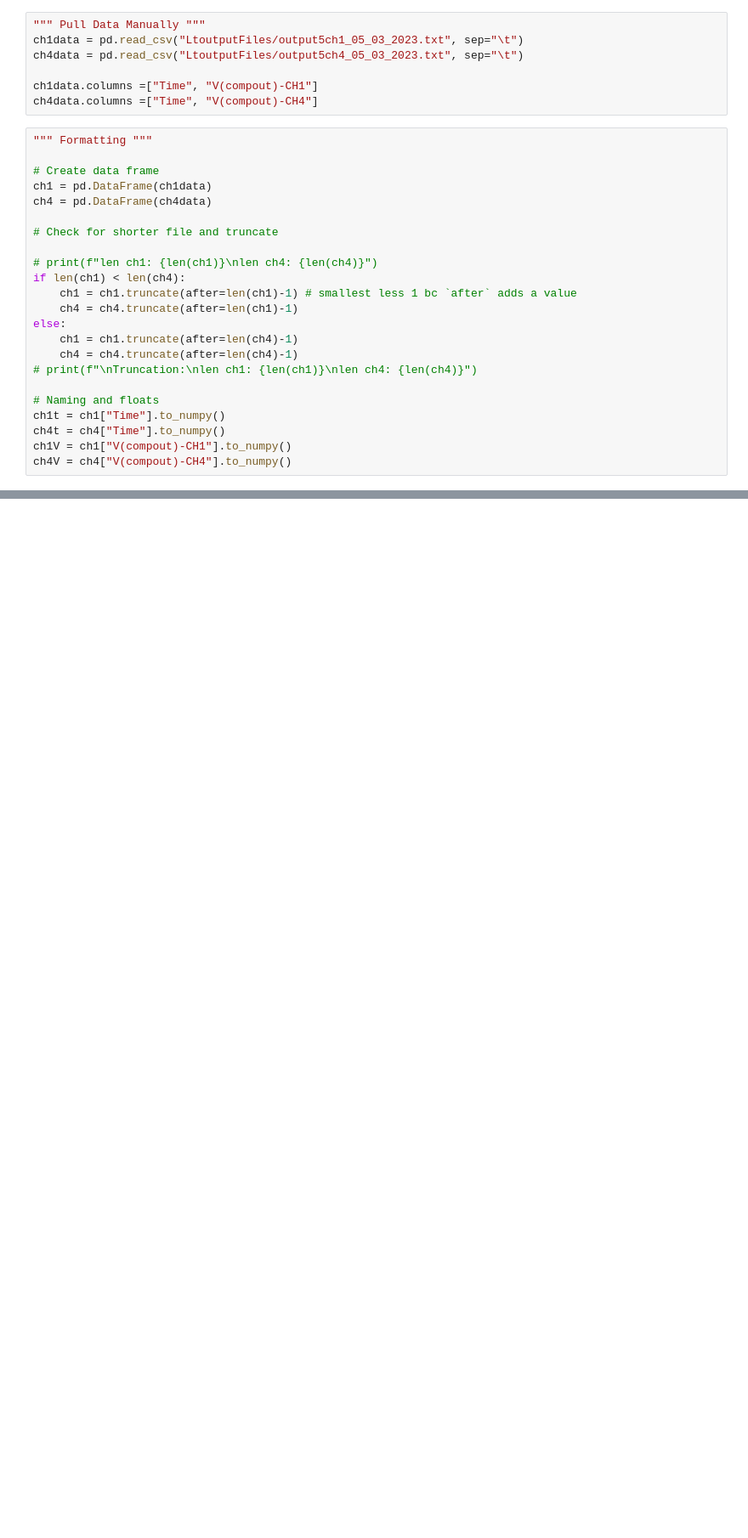
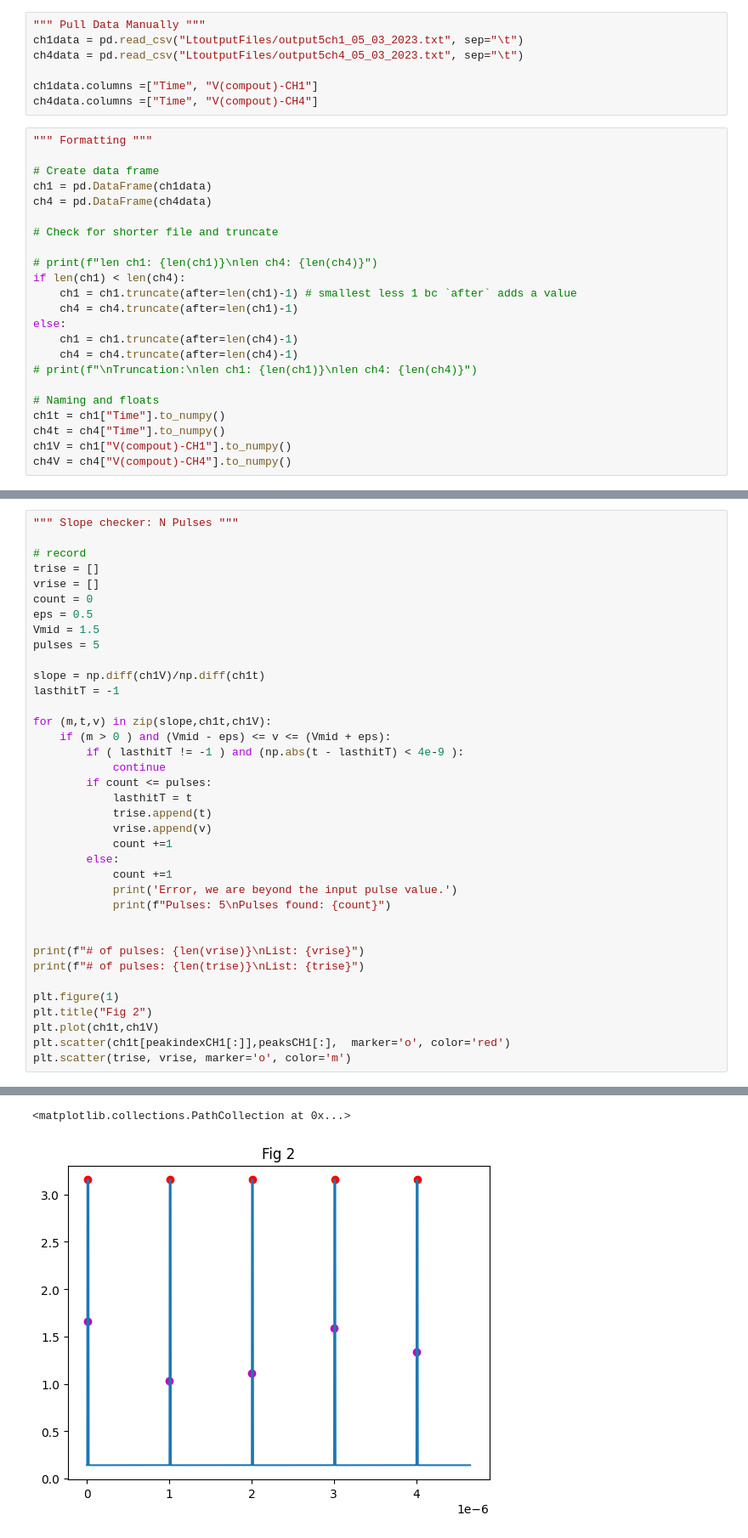
Before and after one commit to llbranch/Monte-Python, a Jupyter notebook: poetryEnv/poetryenv/Lt5part.ipynb, the cells around one changed output, grey strips where cells are left out. Shown at 85% size. Saved outputs shown, nothing was run; the diff lists cells and outputs as text; blank space fills up the shorter version.

```diff
--- a/poetryEnv/poetryenv/Lt5part.ipynb
+++ b/poetryEnv/poetryenv/Lt5part.ipynb
@@ -127,0 +162,38 @@ Voltage: 1.334314
+# %%
+""" Slope checker: N Pulses """
+
+# record
+trise = []
+vrise = []
+count = 0
+eps = 0.5
+Vmid = 1.5
+pulses = 5
+
+slope = np.diff(ch1V)/np.diff(ch1t)
+lasthitT = -1
+
+for (m,t,v) in zip(slope,ch1t,ch1V):
+    if (m > 0 ) and (Vmid - eps) <= v <= (Vmid + eps):
+        if ( lasthitT != -1 ) and (np.abs(t - lasthitT) < 4e-9 ):
+            continue
+        if count <= pulses:
+            lasthitT = t
+            trise.append(t)
+            vrise.append(v)
+            count +=1
+        else:
+            count +=1
+            print('Error, we are beyond the input pulse value.')
+            print(f"Pulses: 5\nPulses found: {count}")
+
+
+print(f"# of pulses: {len(vrise)}\nList: {vrise}")
+print(f"# of pulses: {len(trise)}\nList: {trise}")
+
+plt.figure(1)
+plt.title("Fig 2")
+plt.plot(ch1t,ch1V)
+plt.scatter(ch1t[peakindexCH1[:]],peaksCH1[:],  marker='o', color='red')
+plt.scatter(trise, vrise, marker='o', color='m')
+# %% [output]
@@ -127,0 +204,2 @@ Voltage: 1.334314
+<matplotlib.collections.PathCollection at 0x...>
+[figure, added]
```
Also changed, not shown: parts of 7 cells of this notebook.
